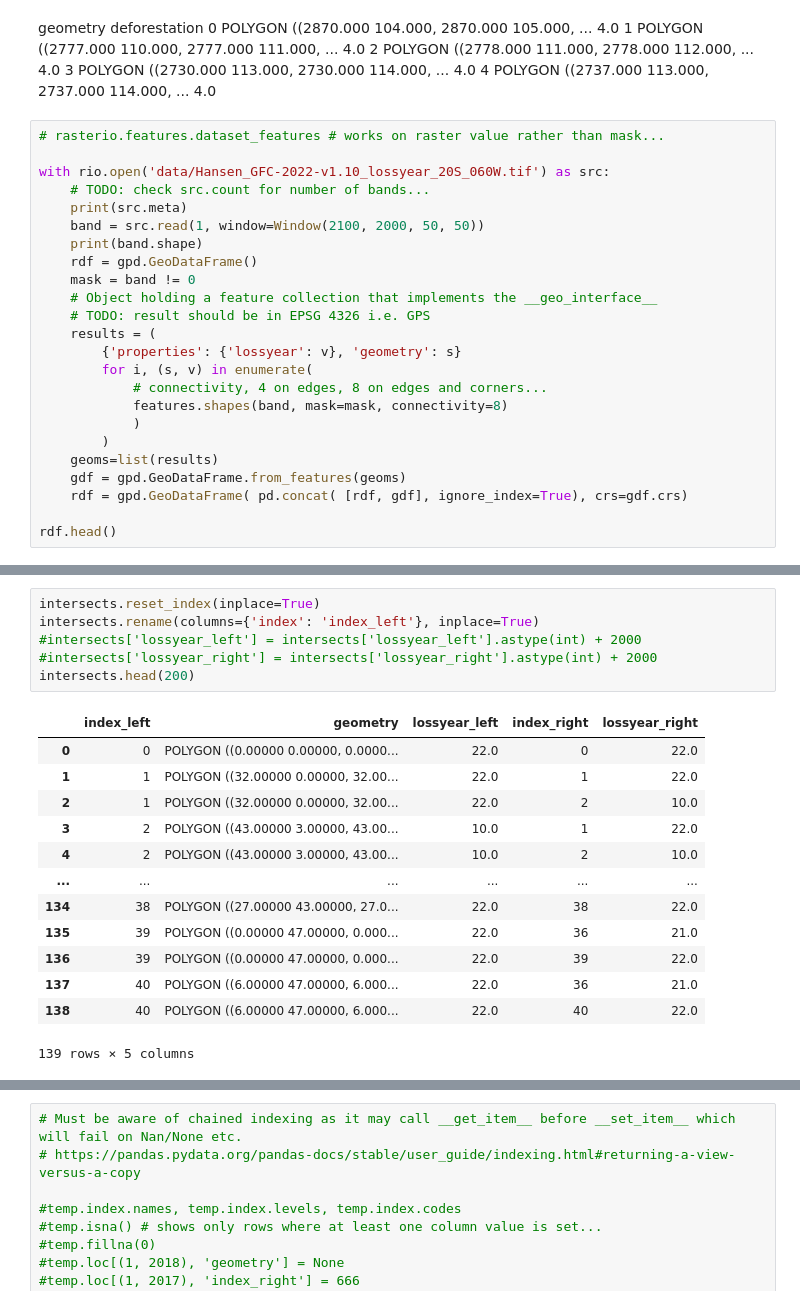
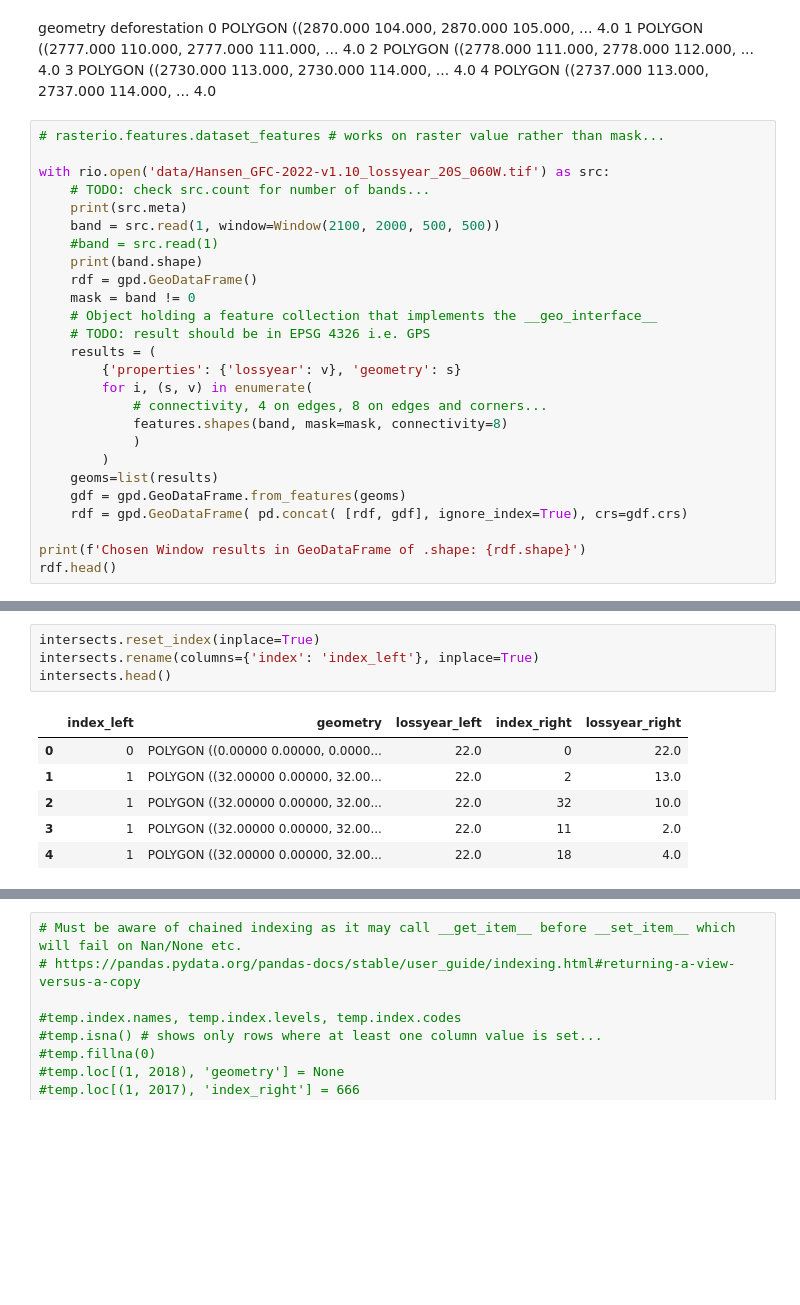
Before and after one commit to wuntunsun/eudr-exposure, a Jupyter notebook: geopoly-sample.ipynb, the cells around one changed output, grey strips where cells are left out. Cells and saved outputs as stored; diff of their text form; blank space fills up the shorter version.

```diff
--- a/geopoly-sample.ipynb
+++ b/geopoly-sample.ipynb
@@ -90,7 +92,8 @@ geometry	deforestation
 with rio.open('data/Hansen_GFC-2022-v1.10_lossyear_20S_060W.tif') as src:
     # TODO: check src.count for number of bands...
     print(src.meta)
-    band = src.read(1, window=Window(2100, 2000, 50, 50))
+    band = src.read(1, window=Window(2100, 2000, 500, 500))
+    #band = src.read(1)
     print(band.shape)
     rdf = gpd.GeoDataFrame()
     mask = band != 0
@@ -107,6 +110,7 @@ with rio.open('data/Hansen_GFC-2022-v1.10_lossyear_20S_060W.tif') as src:
     gdf = gpd.GeoDataFrame.from_features(geoms)
     rdf = gpd.GeoDataFrame( pd.concat( [rdf, gdf], ignore_index=True), crs=gdf.crs)
 
+print(f'Chosen Window results in GeoDataFrame of .shape: {rdf.shape}')
 rdf.head()
 # %% [output]
 {'driver': 'GTiff', 'dtype': 'uint8', 'nodata': None, 'width': 40000, 'height': 40000, 'count': 1, 'crs': CRS.from_epsg(4326), 'transform': Affine(0.00025, 0.0, -60.0,
@@ -153,20 +149,11 @@ intersects.shape, intersects.index.value_counts()
 # %%
 intersects.reset_index(inplace=True)
 intersects.rename(columns={'index': 'index_left'}, inplace=True)
-#intersects['lossyear_left'] = intersects['lossyear_left'].astype(int) + 2000
-#intersects['lossyear_right'] = intersects['lossyear_right'].astype(int) + 2000
-intersects.head(200)
+intersects.head()
 # %% [output]
 |  | index_left | geometry | lossyear_left | index_right | lossyear_right |
 | 0 | 0 | POLYGON ((0.00000 0.00000, 0.0000... | 22.0 | 0 | 22.0 |
-| 1 | 1 | POLYGON ((32.00000 0.00000, 32.00... | 22.0 | 1 | 22.0 |
-| 2 | 1 | POLYGON ((32.00000 0.00000, 32.00... | 22.0 | 2 | 10.0 |
-| 3 | 2 | POLYGON ((43.00000 3.00000, 43.00... | 10.0 | 1 | 22.0 |
-| 4 | 2 | POLYGON ((43.00000 3.00000, 43.00... | 10.0 | 2 | 10.0 |
-| ... | ... | ... | ... | ... | ... |
-| 134 | 38 | POLYGON ((27.00000 43.00000, 27.0... | 22.0 | 38 | 22.0 |
-| 135 | 39 | POLYGON ((0.00000 47.00000, 0.000... | 22.0 | 36 | 21.0 |
-| 136 | 39 | POLYGON ((0.00000 47.00000, 0.000... | 22.0 | 39 | 22.0 |
-| 137 | 40 | POLYGON ((6.00000 47.00000, 6.000... | 22.0 | 36 | 21.0 |
-| 138 | 40 | POLYGON ((6.00000 47.00000, 6.000... | 22.0 | 40 | 22.0 |
+| 1 | 1 | POLYGON ((32.00000 0.00000, 32.00... | 22.0 | 2 | 13.0 |
+| 2 | 1 | POLYGON ((32.00000 0.00000, 32.00... | 22.0 | 32 | 10.0 |
+| 3 | 1 | POLYGON ((32.00000 0.00000, 32.00... | 22.0 | 11 | 2.0 |
+| 4 | 1 | POLYGON ((32.00000 0.00000, 32.00... | 22.0 | 18 | 4.0 |
-139 rows × 5 columns
```
Also changed, not shown: parts of 28 cells of this notebook, 3 other files.
